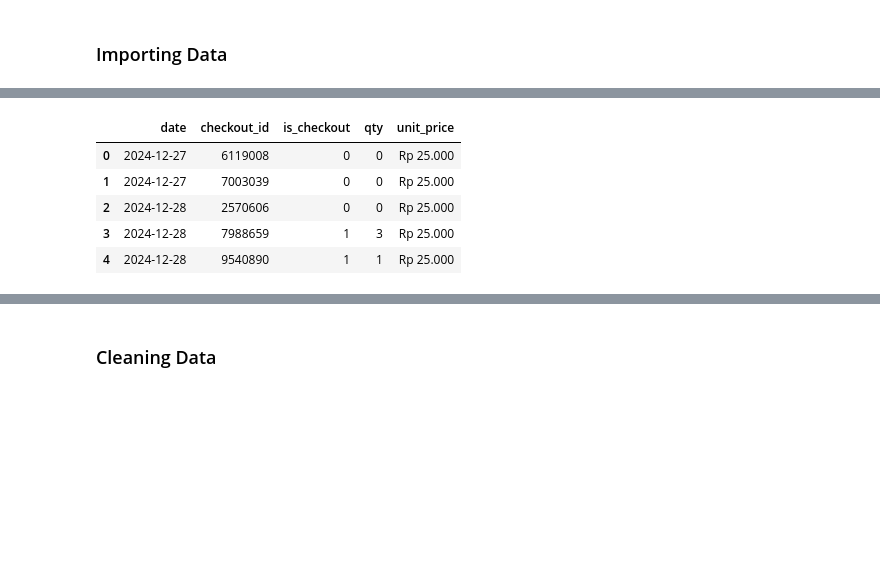
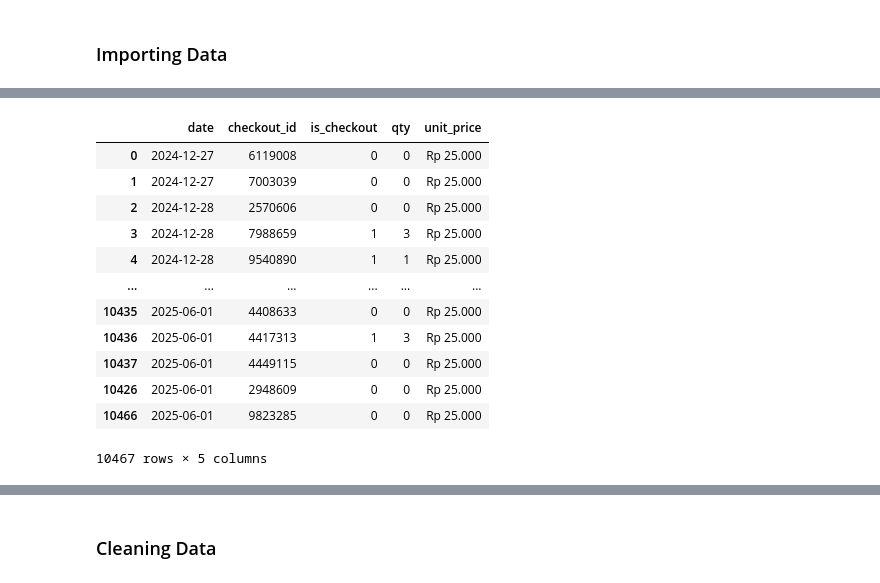
Before and after one commit to vandevee3/MarketingAnalysis, a Jupyter notebook: source/main.ipynb, the cells around one changed output, grey strips where cells are left out. Saved outputs shown, nothing was run; the diff lists cells and outputs as text; code cells hidden in the pictures; blank space fills up the shorter version.

```diff
--- a/source/main.ipynb
+++ b/source/main.ipynb
@@ -58,12 +72,19 @@ data_frames['campaign_result'].head(5)
 # %%
-data_frames['product_checkout'].head(5)
+data_frames['product_checkout'].sort_values(by= 'date')
 # %% [output]
 |  | date | checkout_id | is_checkout | qty | unit_price |
 | 0 | 2024-12-27 | 6119008 | 0 | 0 | Rp 25.000 |
 | 1 | 2024-12-27 | 7003039 | 0 | 0 | Rp 25.000 |
 | 2 | 2024-12-28 | 2570606 | 0 | 0 | Rp 25.000 |
 | 3 | 2024-12-28 | 7988659 | 1 | 3 | Rp 25.000 |
 | 4 | 2024-12-28 | 9540890 | 1 | 1 | Rp 25.000 |
+| ... | ... | ... | ... | ... | ... |
+| 10435 | 2025-06-01 | 4408633 | 0 | 0 | Rp 25.000 |
+| 10436 | 2025-06-01 | 4417313 | 1 | 3 | Rp 25.000 |
+| 10437 | 2025-06-01 | 4449115 | 0 | 0 | Rp 25.000 |
+| 10426 | 2025-06-01 | 2948609 | 0 | 0 | Rp 25.000 |
+| 10466 | 2025-06-01 | 9823285 | 0 | 0 | Rp 25.000 |
+10467 rows × 5 columns
 # %% [markdown]
 ![image.png](attachment:image.png)
 # %% [markdown]
```
Also changed, not shown: parts of 7 cells of this notebook.
